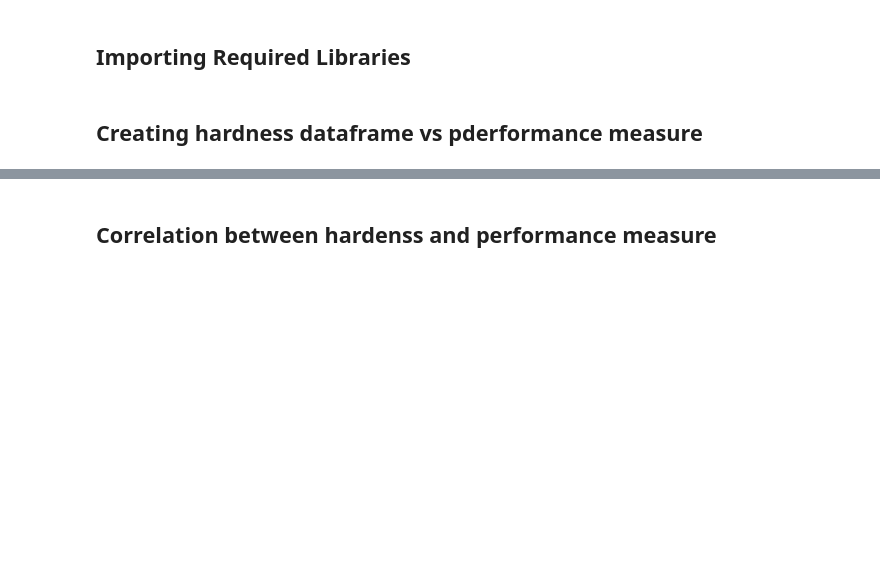
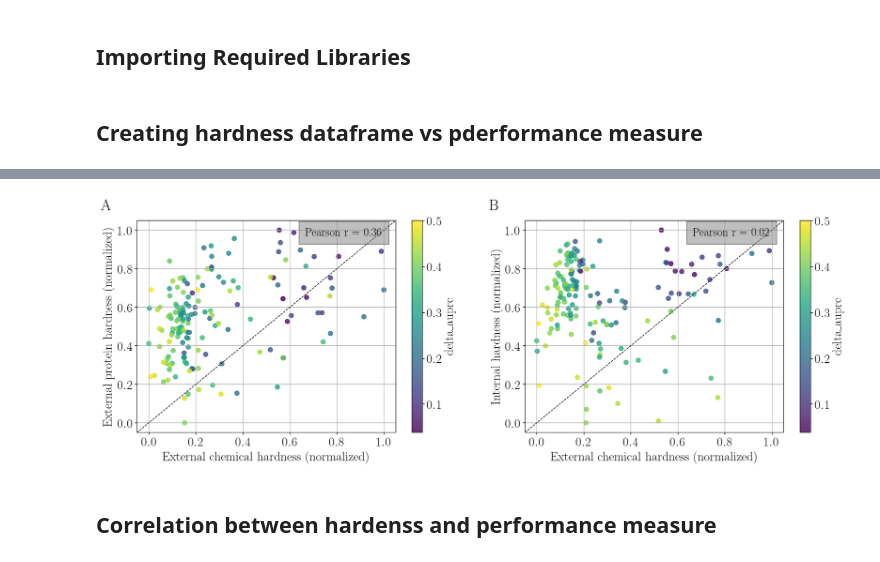
Before and after one commit to HFooladi/THEMAP, a Jupyter notebook: notebooks/task_hardness.ipynb, the cells around one changed output, grey strips where cells are left out. Drawn from its saved outputs; the diff is of its cells as text; code cells hidden in the pictures; blank space fills up the shorter version.

```diff
--- a/notebooks/task_hardness.ipynb
+++ b/notebooks/task_hardness.ipynb
@@ -130,3 +147,39 @@ Pearson EXT_CHEM and INT_CHEM: 0.018223501270114108
+# %%
+fig, (ax0, ax1) = plt.subplots(1, 2, figsize=(20, 6))
+final_df.plot.scatter(x='hardness_norm', y='protein_hardness_mean_norm', c='delta_auprc', colormap='viridis', ax=ax0, s=50, alpha=0.8)
+
+ax0.set_xlabel('External chemical hardness (normalized)')
+ax0.set_ylabel('External protein hardness (normalized)')
+ax0.grid(True)
+ax0.axline((0, 0), slope=1, color='black', linestyle='--', linewidth=1)
+
+corr = round(final_df['hardness_norm'].corr(final_df['protein_hardness_mean_norm']), 2)
+ax0.text(0.65, 0.93, 'Pearson r = {}'.format(corr), bbox={
+        'facecolor': 'grey', 'alpha': 0.5, 'pad': 10}, transform=ax0.transAxes, fontsize=18)
+ax0.text(-0.1, 1.1, 'A', transform=ax0.transAxes,
+      fontsize=24, fontweight='bold', va='top', ha='right')
+
+#fig.savefig('assets/hardness_corr.svg', format='svg')
+
+final_df.plot.scatter(x='hardness_norm', y='internal_hardness_norm', c='delta_auprc', colormap='viridis', ax=ax1, s=50, alpha=0.8)
+
+ax1.set_xlabel('External chemical hardness (normalized)')
+ax1.set_ylabel('Internal hardness (normalized)')
+ax1.grid(True)
+ax1.axline((0, 0), slope=1, color='black', linestyle='--', linewidth=1)
+
+corr = round(final_df['hardness_norm'].corr(final_df['internal_hardness_norm']), 2)
+ax1.text(0.65, 0.93, 'Pearson r = {}'.format(corr), bbox={
+        'facecolor': 'grey', 'alpha': 0.5, 'pad': 10}, transform=ax1.transAxes, fontsize=18)
+
+#fig.savefig('assets/hardness_corr.svg', format='svg')
+ax1.text(-0.1, 1.1, 'B', transform=ax1.transAxes,
+      fontsize=24, fontweight='bold', va='top', ha='right')
+
+fig.savefig('assets/hardness_comparisson.pdf', transparent=True, backend='pgf', bbox_inches='tight')
+plt.show()
+# %% [output]
+[figure, added]
 # %% [markdown]
 ## Correlation between hardenss and performance measure
 # %%
```
Also changed, not shown: parts of 9 cells of this notebook.
